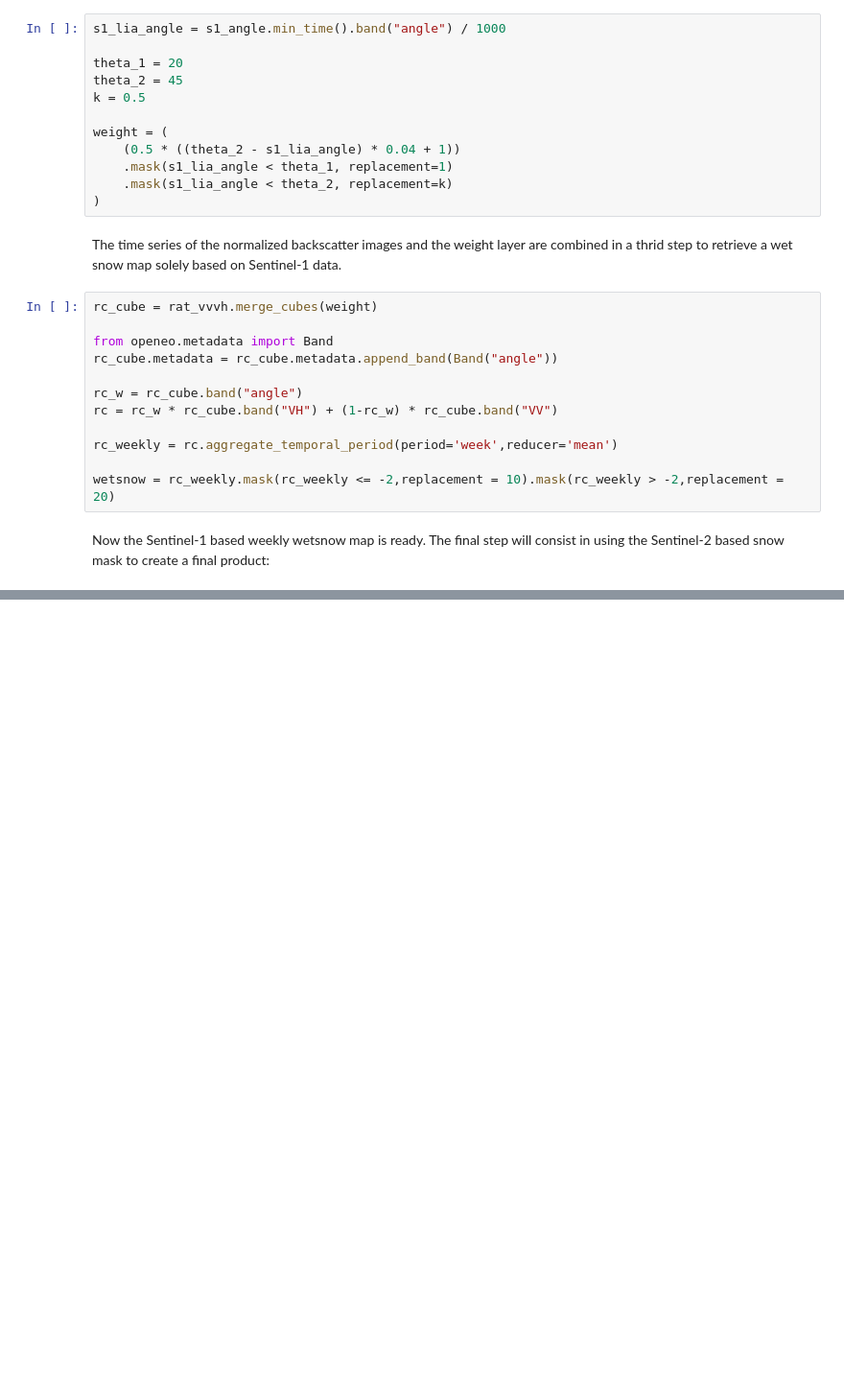
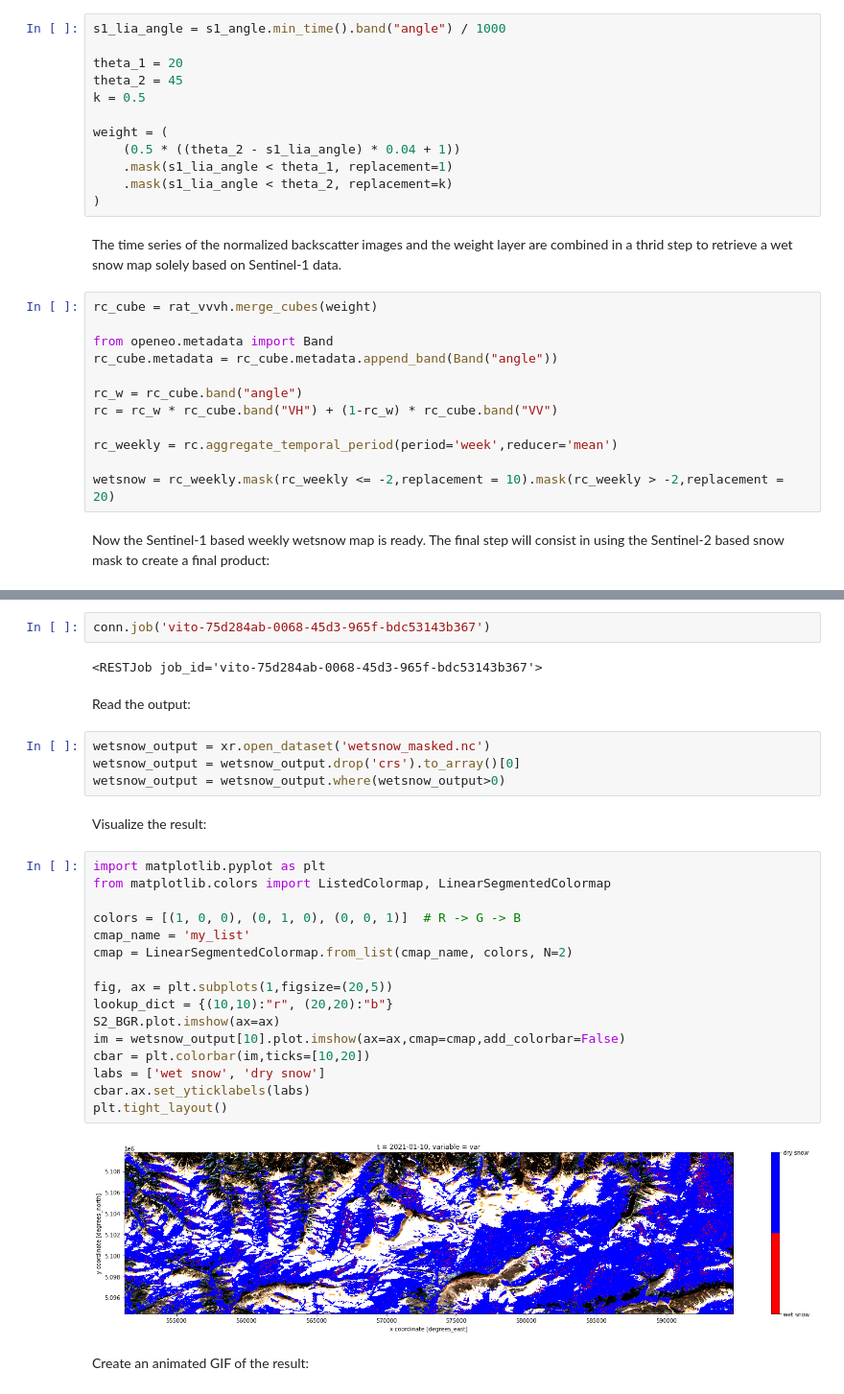
Before and after one commit to openEOPlatform/LPS_presentations, a Jupyter notebook: classrooms/EURAC_advanced_processing/openEO Platform - Advanced data processing - Snow monitoring.ipynb, the cells around one changed output, grey strips where cells are left out. Shown at 96% size. Cells and saved outputs as stored; diff of their text form; blank space fills up the shorter version.

```diff
--- a/classrooms/EURAC_advanced_processing/openEO Platform - Advanced data processing - Snow monitoring.ipynb
+++ b/classrooms/EURAC_advanced_processing/openEO Platform - Advanced data processing - Snow monitoring.ipynb
@@ -266,0 +266,32 @@ Attributes:
+# %%
+conn.job('vito-75d284ab-0068-45d3-965f-bdc53143b367')
+# %% [output]
+<RESTJob job_id='vito-75d284ab-0068-45d3-965f-bdc53143b367'>
+# %% [markdown]
+Read the output:
+# %%
+wetsnow_output = xr.open_dataset('wetsnow_masked.nc')
+wetsnow_output = wetsnow_output.drop('crs').to_array()[0]
+wetsnow_output = wetsnow_output.where(wetsnow_output>0)
+# %% [markdown]
+Visualize the result:
+# %%
+import matplotlib.pyplot as plt
+from matplotlib.colors import ListedColormap, LinearSegmentedColormap
+
+colors = [(1, 0, 0), (0, 1, 0), (0, 0, 1)]  # R -> G -> B
+cmap_name = 'my_list'
+cmap = LinearSegmentedColormap.from_list(cmap_name, colors, N=2)
+
+fig, ax = plt.subplots(1,figsize=(20,5))
+lookup_dict = {(10,10):"r", (20,20):"b"}
+S2_BGR.plot.imshow(ax=ax)
+im = wetsnow_output[10].plot.imshow(ax=ax,cmap=cmap,add_colorbar=False)
+cbar = plt.colorbar(im,ticks=[10,20])
+labs = ['wet snow', 'dry snow']
+cbar.ax.set_yticklabels(labs)
+plt.tight_layout()
+# %% [output]
+[figure, added]
+# %% [markdown]
+Create an animated GIF of the result:
```
Also changed, not shown: parts of 27 cells of this notebook.
